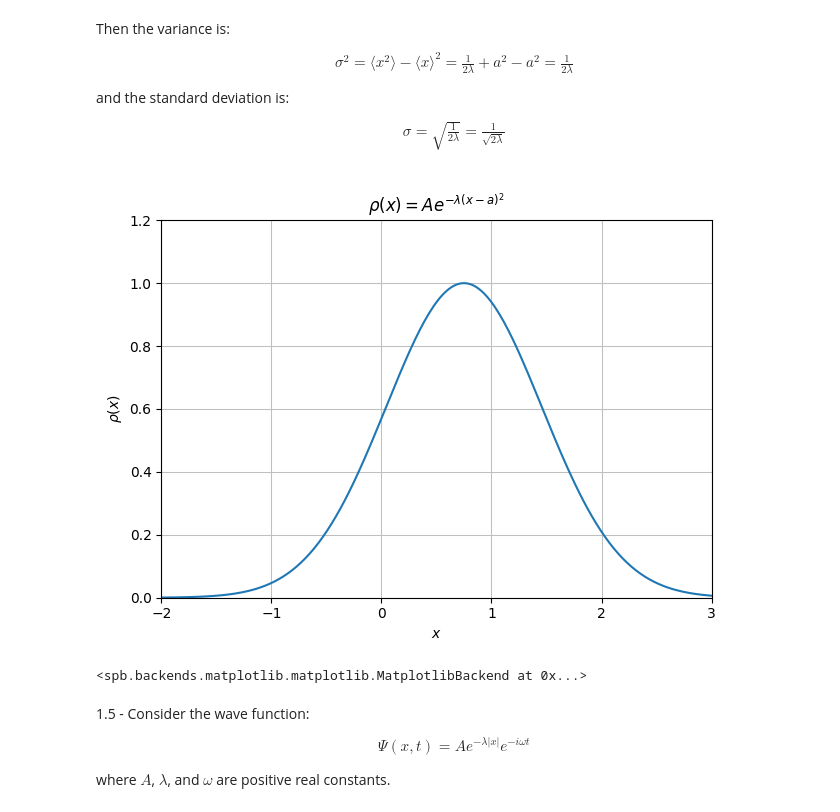
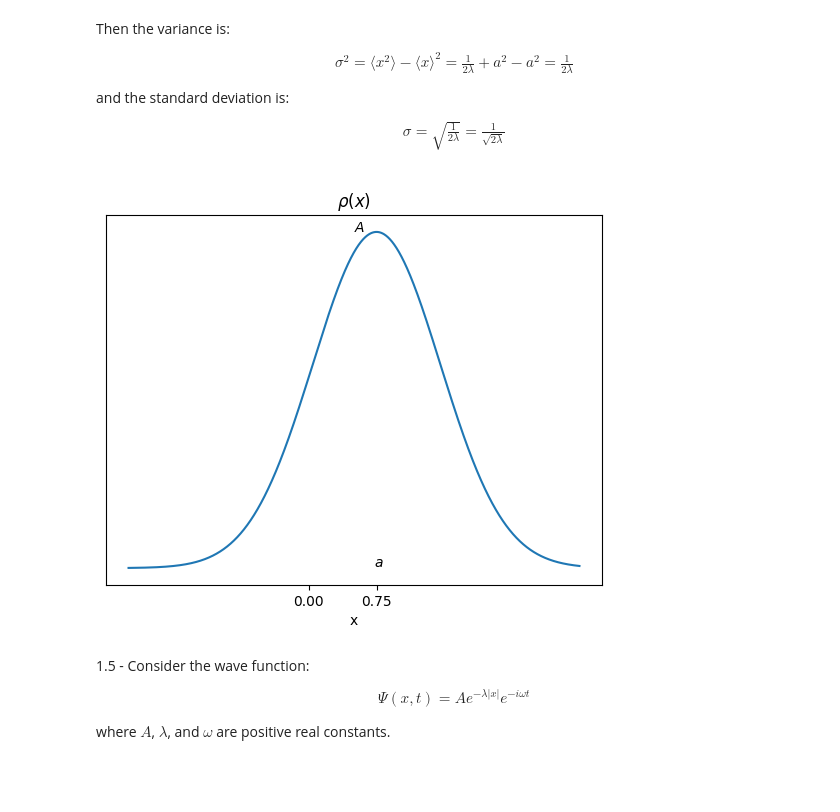
Before and after one commit to Artuk009/QuantumMechanics, a Jupyter notebook: IntroductionToQuantumMechanics/Chapter_01_Problems.ipynb, the cells around one changed output. Drawn from its saved outputs; the diff is of its cells as text; code cells hidden in the pictures; blank space fills up the shorter version.

Commit message:
1.8 and Diagram Fixes

```diff
--- a/IntroductionToQuantumMechanics/Chapter_01_Problems.ipynb
+++ b/IntroductionToQuantumMechanics/Chapter_01_Problems.ipynb
@@ -115,13 +115,25 @@ and the standard deviation is:
 \begin{align*}
 \sigma =\sqrt{\frac{1}{2\lambda}}=\frac{1}{\sqrt{2\lambda}}
 \end{align*}
-# %%
-x = sp.symbols("x")
-rhox = 1*sp.exp(-1*(x-0.75)**2)
-spb.plot((rhox), xlim=(-2,3), ylim=(0,1.2), ylabel=r"$\rho(x)$", title=r"$\rho(x)=Ae^{-\lambda(x-a)^2}$")
-# %% [output]
-[figure, removed]
-<spb.backends.matplotlib.matplotlib.MatplotlibBackend at 0x...>
+# %%
+# Generate x values
+x = np.linspace(-2, 3, 10000)
+
+# Calculate y values for the exponential function
+y = np.exp(-1*(x-0.75)**2)
+
+# Create the plot
+plt.plot(x, y)
+plt.xlabel('x')
+plt.annotate(r"$a$", xy=(0.72, 0.005))
+plt.annotate(r"$A$", xy=(0.5, 1))
+plt.title(r'$\rho(x)$')
+plt.grid(False)
+plt.xticks([0,0.75])
+plt.yticks([])
+plt.show()
+# %% [output]
+[figure, added]
 # %% [markdown]
 1.5 - Consider the wave function:
 \begin{align*}
```
Also changed, not shown: parts of 5 cells of this notebook.
